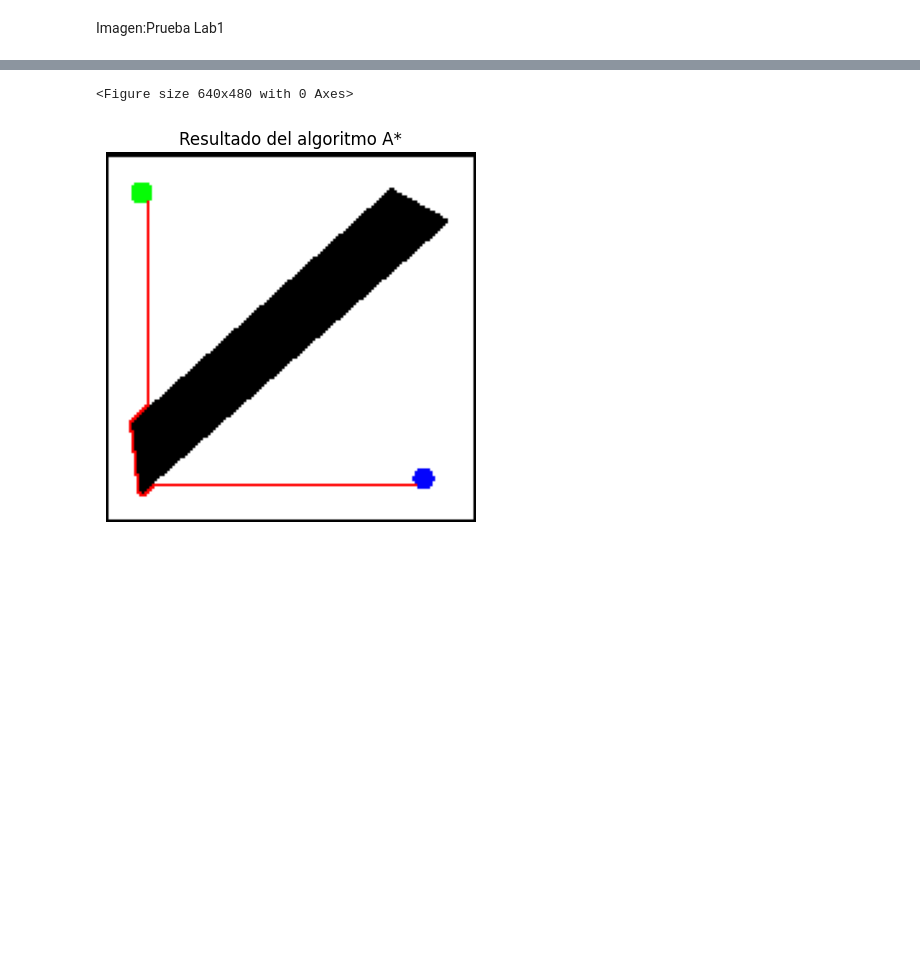
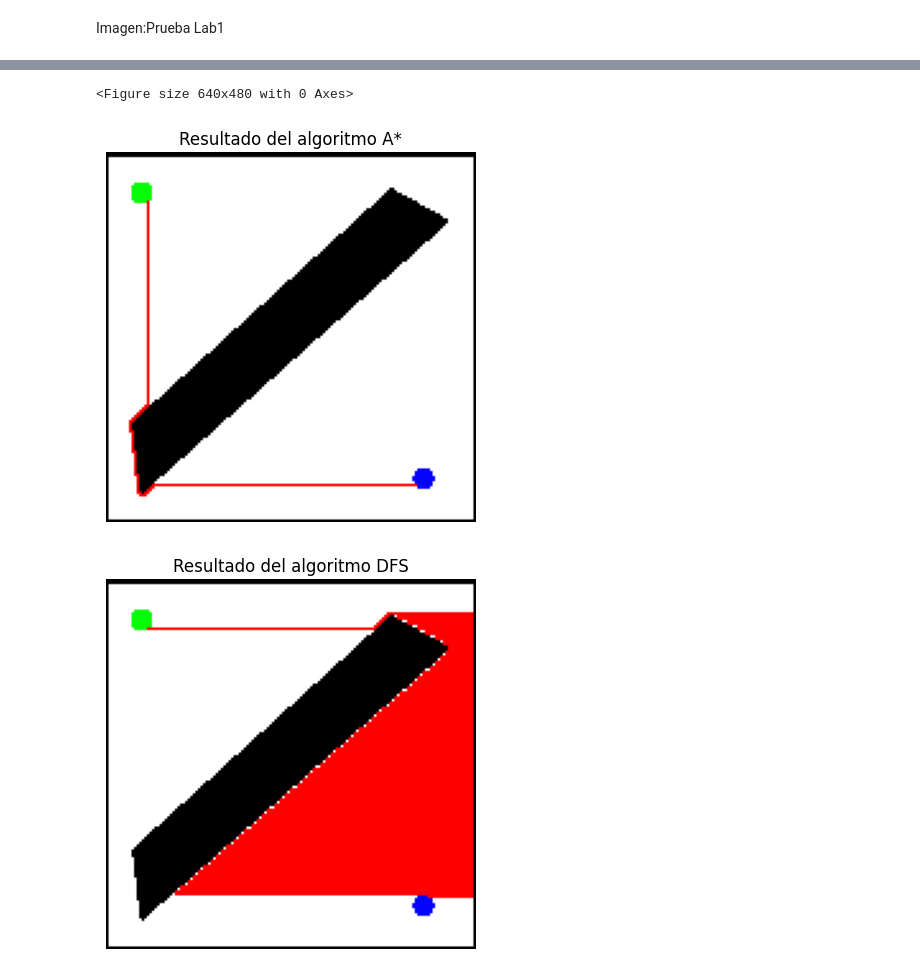
Before and after one commit to Arthurs101/AI-2024, a Jupyter notebook: lab5.ipynb, the cells around one changed output, grey strips where cells are left out. Drawn from its saved outputs; the diff is of its cells as text; code cells hidden in the pictures; blank space fills up the shorter version.

```diff
--- a/lab5.ipynb
+++ b/lab5.ipynb
@@ -722,30 +867,104 @@ class AStar(Pathfinder):
         return [], None  # No se encontró camino
 
 pf_astar = AStar(discrete_image, [4, 4, 252], [6, 252, 6])  # Instancia de AStar con la imagen procesada
 res_astar = pf_astar.findPath()  # Ejecución de la búsqueda A*
 plt.clf()  # Limpia la figura completa
 
 
 pf_astar = AStar(discrete_image, [4, 4, 252], [6, 252, 6])  # Instancia de AStar con la imagen procesada
 res_astar = pf_astar.findPath()  # Ejecución de la búsqueda A*
 
 # Visualización del resultado de A*
 if res_astar:
     steps_astar, final_path_astar = res_astar
     image_for_astar = np.copy(discrete_image)
     if final_path_astar is not None:
         for position in final_path_astar:
             x, y = position
             image_for_astar[x, y] = [255, 0, 0]
 
         plt.figure()
         plt.imshow(image_for_astar)
         plt.axis('off')
         plt.title('Resultado del algoritmo A*')
         plt.show()
 else:
    print("No se encontró un camino con A*.")
+
+
+
+class DFS(Pathfinder):
+    def es_color_similar(self, pixel, color_objetivo, tolerancia=30):
+        # Verifica si el color de un pixel es similar al color objetivo dentro de una tolerancia.
+        return all(abs(pixel[i] - color_objetivo[i]) <= tolerancia for i in range(3))
+
+    def es_pared(self, pixel, umbral=50):
+        # Determina si un pixel se considera una pared basándose en un umbral.
+        return np.all(pixel[:3] <= umbral)
+
+    def es_posicion_valida(self, pos, visitados):
+        # Verifica si una posición es válida (dentro de los límites y no es una pared ni ha sido visitada).
+        i, j = pos
+        rows, cols, _ = self.image_matrix.shape
+        return 0 <= i < rows and 0 <= j < cols and pos not in visitados and not self.es_pared(self.image_matrix[i, j])
+
+    def findPath(self) -> Tuple[List[np.array], np.ndarray]:
+        if self.start is None or self.end is None:
+            return [], None  # No hay inicio o fin definido
+
+        rows, cols, _ = self.image_matrix.shape
+        visited = set()
+        stack = [(self.start, [self.start])]  # Pila para DFS, contiene pares (posición, camino)
+
+        while stack:
+            (current, path) = stack.pop()  # Se utiliza pop para obtener el último elemento añadido
+            x, y = current
+
+            if (x, y) in visited:
+                continue
+
+            # Marcar como visitado
+            visited.add((x, y))
+            # Añadir el estado actual a los pasos
+            self.steps.append((path, self.image_matrix.copy()))
+
+            # Revisar si hemos llegado al final
+            if self.es_color_similar(self.image_matrix[x, y], self.target_color):
+                return self.steps, np.array(path)
+
+            # Agregar vecinos a la pila
+            for dx, dy in [(-1, 0), (1, 0), (0, -1), (0, 1)]:
+                nx, ny = x + dx, y + dy
+                if self.es_posicion_valida((nx, ny), visited):
+                    stack.append(((nx, ny), path + [(nx, ny)]))
+
+        return [], None  # No se encontró camino
+
+
+
+
+# Ejecución del algoritmo DFS
+pf_dfs = DFS(discrete_image, [4, 4, 252], [6, 252, 6])
+res_dfs = pf_dfs.findPath()  # Ejecución de la búsqueda DFS
+
+# Visualización del resultado de DFS
+if res_dfs:
+    steps_dfs, final_path_dfs = res_dfs
+    image_for_dfs = np.copy(discrete_image)  # Crea una copia fresca de la imagen para dibujar
+    if final_path_dfs is not None:
+        for position in final_path_dfs:
+            x, y = position
+            image_for_dfs[x, y] = [255, 0, 0]
+
+        plt.figure()  # Crea una nueva figura
+        plt.imshow(image_for_dfs)
+        plt.axis('off')  # Ocultar los ejes para una mejor visualización
+        plt.title('Resultado del algoritmo DFS')
+        plt.show()
+else:
+    print("No se encontró un camino con DFS.")
 # %% [output]
 [figure]
 <Figure size 640x480 with 0 Axes>
 [figure]
+[figure, added]
```
Also changed, not shown: parts of 2 cells of this notebook.
